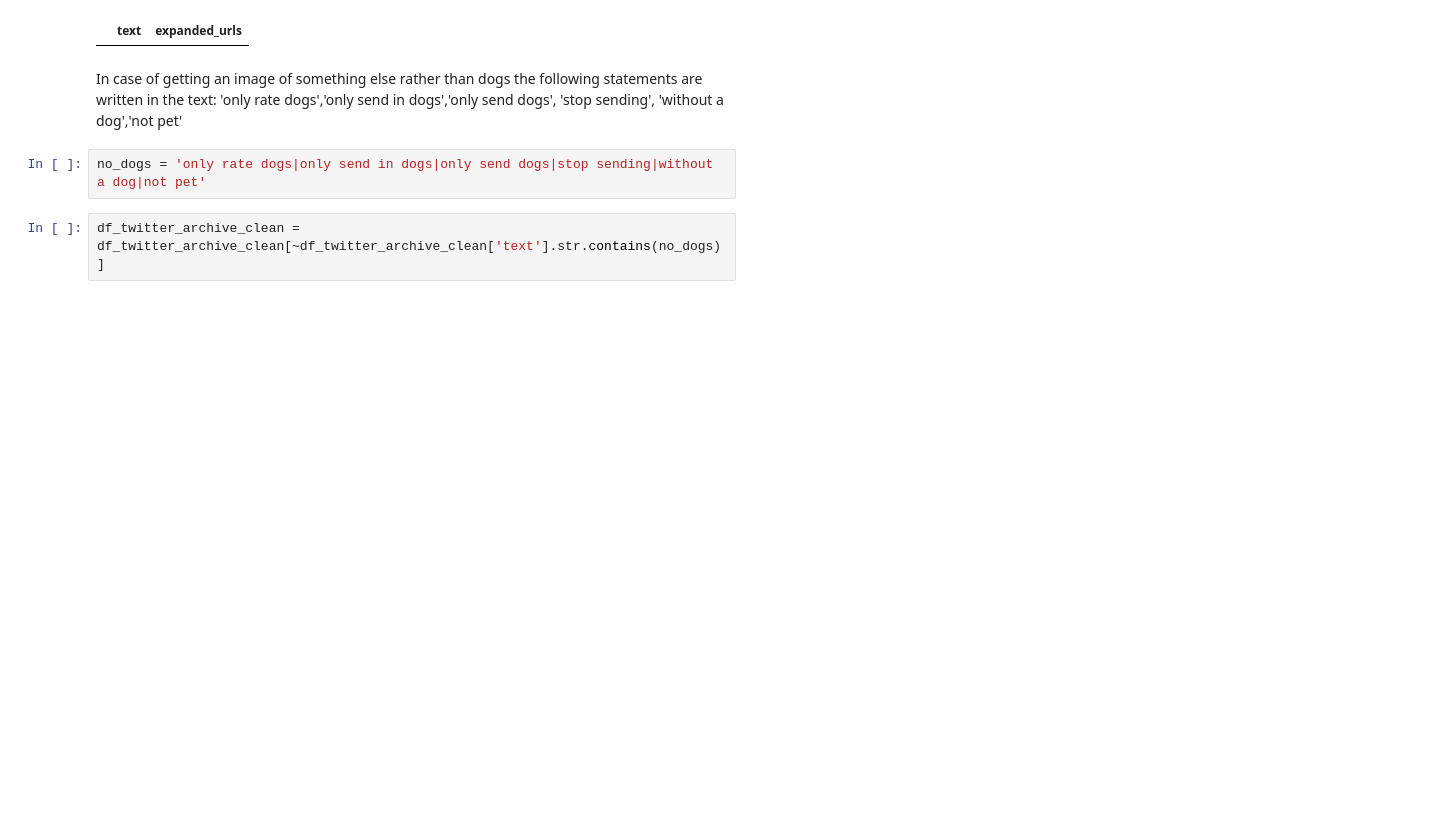
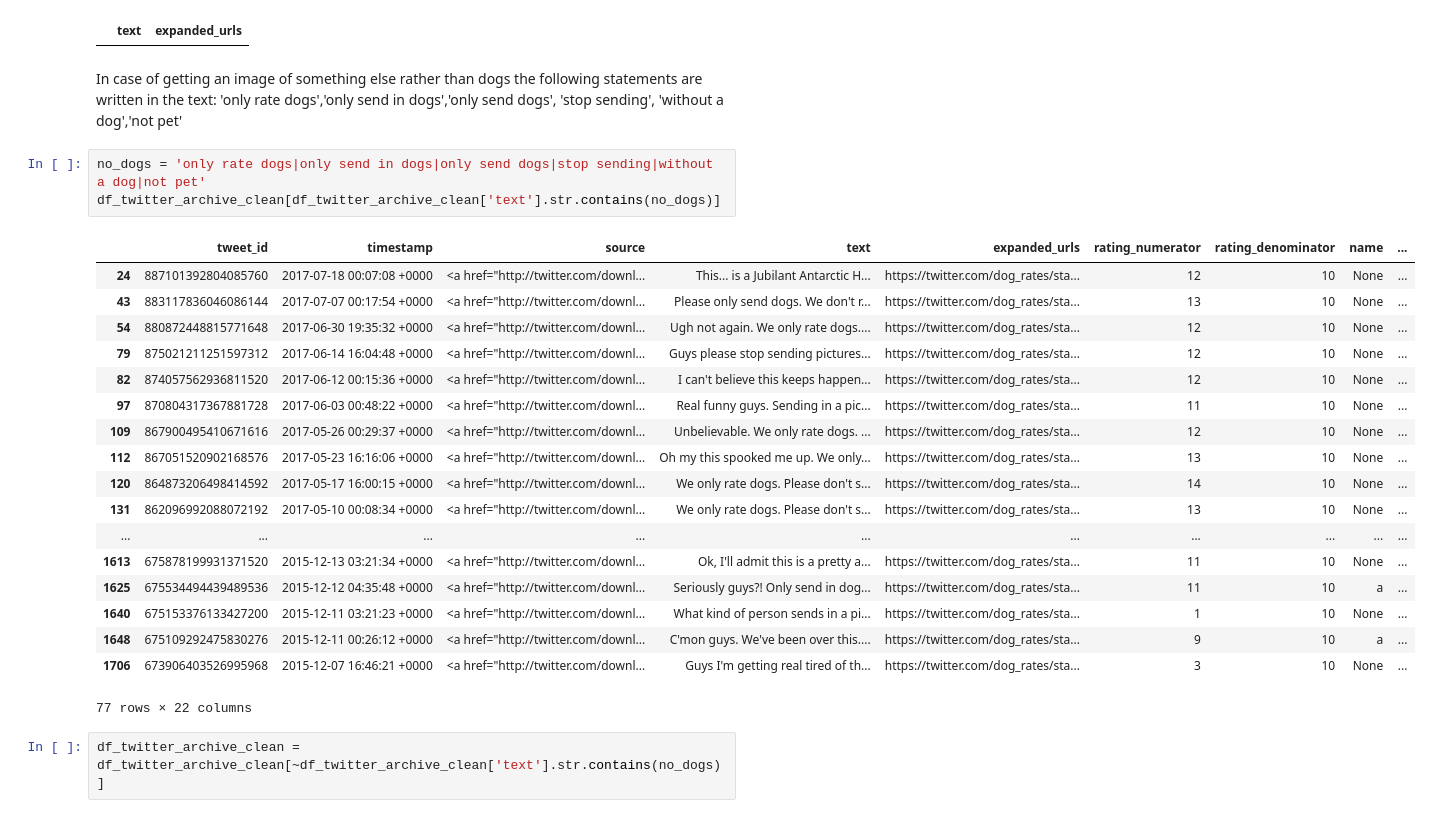
Before and after one commit to yagmurdalman/wrangle-and-analyze-data, a Jupyter notebook: wrangle_act.ipynb, the cells around one changed output. Cells and saved outputs as stored; diff of their text form; blank space fills up the shorter version.

```diff
--- a/wrangle_act.ipynb
+++ b/wrangle_act.ipynb
@@ -521,6 +521,26 @@ df_twitter_archive_clean.query('rating_numerator == 0')[['text','expanded_urls']
 In case of getting an image of something else rather than dogs the following statements are written in the text: 'only rate dogs','only send in dogs','only send dogs', 'stop sending', 'without a dog','not pet'
 # %%
 no_dogs = 'only rate dogs|only send in dogs|only send dogs|stop sending|without a dog|not pet'
+df_twitter_archive_clean[df_twitter_archive_clean['text'].str.contains(no_dogs)]
+# %% [output]
+|  | tweet_id | timestamp | source | text | expanded_urls | rating_numerator | rating_denominator | name | ... |
+| 24 | 887101392804085760 | 2017-07-18 00:07:08 +0000 | <a href="http://twitter.com/downl... | This... is a Jubilant Antarctic H... | https://twitter.com/dog_rates/sta... | 12 | 10 | None | ... |
+| 43 | 883117836046086144 | 2017-07-07 00:17:54 +0000 | <a href="http://twitter.com/downl... | Please only send dogs. We don't r... | https://twitter.com/dog_rates/sta... | 13 | 10 | None | ... |
+| 54 | 880872448815771648 | 2017-06-30 19:35:32 +0000 | <a href="http://twitter.com/downl... | Ugh not again. We only rate dogs.... | https://twitter.com/dog_rates/sta... | 12 | 10 | None | ... |
+| 79 | 875021211251597312 | 2017-06-14 16:04:48 +0000 | <a href="http://twitter.com/downl... | Guys please stop sending pictures... | https://twitter.com/dog_rates/sta... | 12 | 10 | None | ... |
+| 82 | 874057562936811520 | 2017-06-12 00:15:36 +0000 | <a href="http://twitter.com/downl... | I can't believe this keeps happen... | https://twitter.com/dog_rates/sta... | 12 | 10 | None | ... |
+| 97 | 870804317367881728 | 2017-06-03 00:48:22 +0000 | <a href="http://twitter.com/downl... | Real funny guys. Sending in a pic... | https://twitter.com/dog_rates/sta... | 11 | 10 | None | ... |
+| 109 | 867900495410671616 | 2017-05-26 00:29:37 +0000 | <a href="http://twitter.com/downl... | Unbelievable. We only rate dogs. ... | https://twitter.com/dog_rates/sta... | 12 | 10 | None | ... |
+| 112 | 867051520902168576 | 2017-05-23 16:16:06 +0000 | <a href="http://twitter.com/downl... | Oh my this spooked me up. We only... | https://twitter.com/dog_rates/sta... | 13 | 10 | None | ... |
+| 120 | 864873206498414592 | 2017-05-17 16:00:15 +0000 | <a href="http://twitter.com/downl... | We only rate dogs. Please don't s... | https://twitter.com/dog_rates/sta... | 14 | 10 | None | ... |
+| 131 | 862096992088072192 | 2017-05-10 00:08:34 +0000 | <a href="http://twitter.com/downl... | We only rate dogs. Please don't s... | https://twitter.com/dog_rates/sta... | 13 | 10 | None | ... |
+| ... | ... | ... | ... | ... | ... | ... | ... | ... | ... |
+| 1613 | 675878199931371520 | 2015-12-13 03:21:34 +0000 | <a href="http://twitter.com/downl... | Ok, I'll admit this is a pretty a... | https://twitter.com/dog_rates/sta... | 11 | 10 | None | ... |
+| 1625 | 675534494439489536 | 2015-12-12 04:35:48 +0000 | <a href="http://twitter.com/downl... | Seriously guys?! Only send in dog... | https://twitter.com/dog_rates/sta... | 11 | 10 | a | ... |
+| 1640 | 675153376133427200 | 2015-12-11 03:21:23 +0000 | <a href="http://twitter.com/downl... | What kind of person sends in a pi... | https://twitter.com/dog_rates/sta... | 1 | 10 | None | ... |
+| 1648 | 675109292475830276 | 2015-12-11 00:26:12 +0000 | <a href="http://twitter.com/downl... | C'mon guys. We've been over this.... | https://twitter.com/dog_rates/sta... | 9 | 10 | a | ... |
+| 1706 | 673906403526995968 | 2015-12-07 16:46:21 +0000 | <a href="http://twitter.com/downl... | Guys I'm getting real tired of th... | https://twitter.com/dog_rates/sta... | 3 | 10 | None | ... |
+77 rows × 22 columns
 # %%
 df_twitter_archive_clean = df_twitter_archive_clean[~df_twitter_archive_clean['text'].str.contains(no_dogs)]
 # %% [markdown]
```
